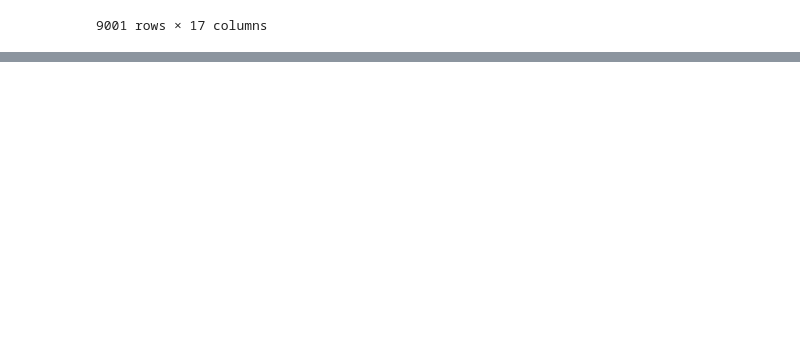
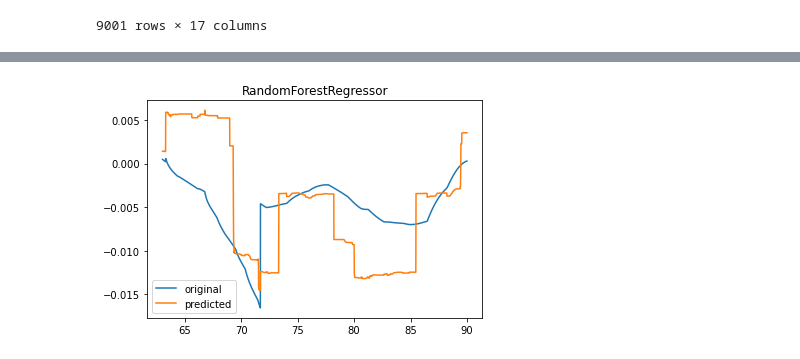
Before and after one commit to bharadwaj1098/Auto, a Jupyter notebook: graphs.ipynb, the cells around one changed output, grey strips where cells are left out. Cells and saved outputs as stored; diff of their text form; code cells hidden in the pictures; blank space fills up the shorter version.

```diff
--- a/graphs.ipynb
+++ b/graphs.ipynb
@@ -126,0 +131,6 @@ if __name__ == "__main__":
+# %%
+rfr.fit(X_train, y_train)
+z1 = rfr.predict(X_test)
+compare(z1, "RandomForestRegressor")
+# %% [output]
+[figure, added]
```
Also changed, not shown: parts of 5 cells of this notebook.
